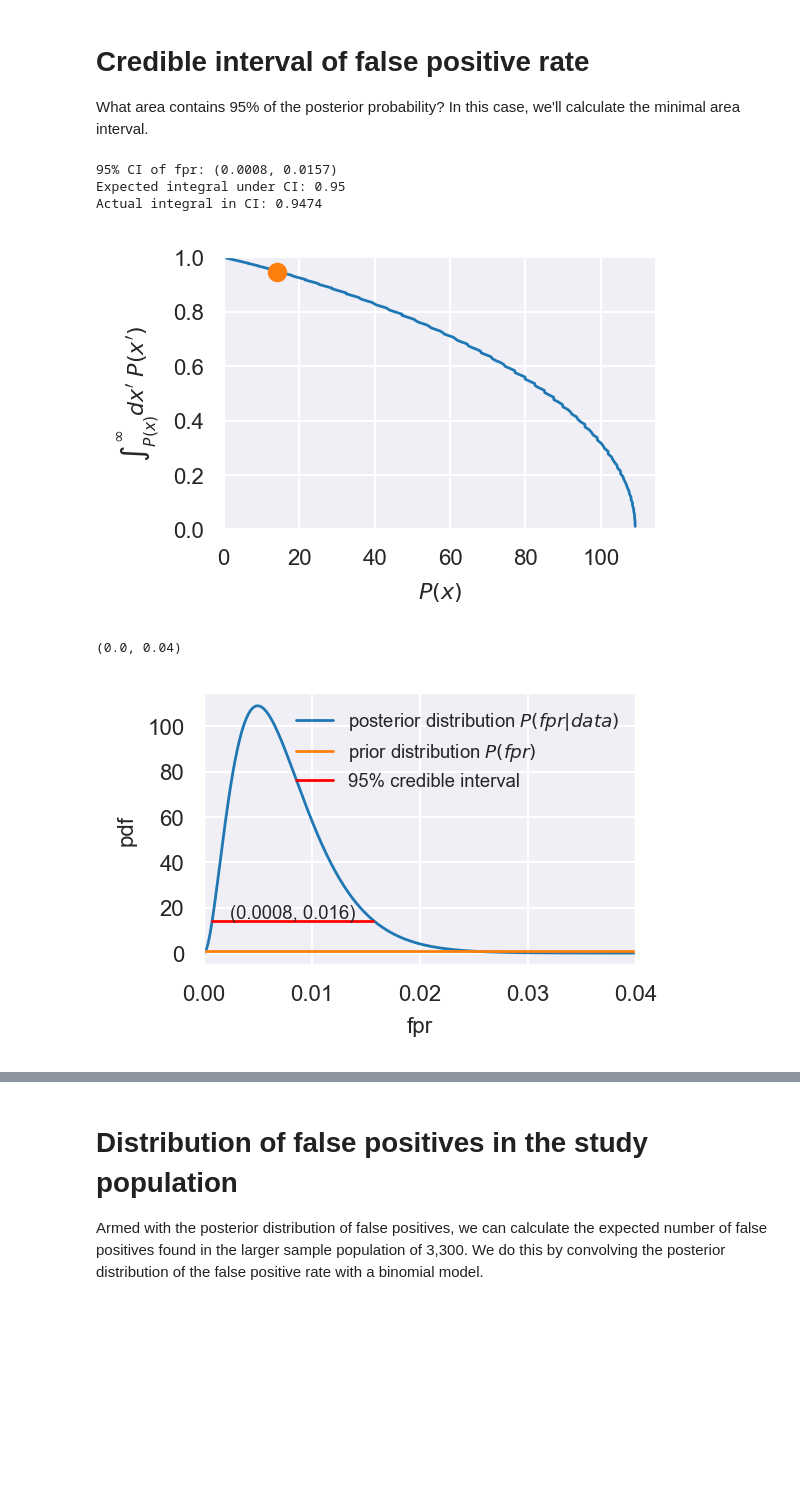
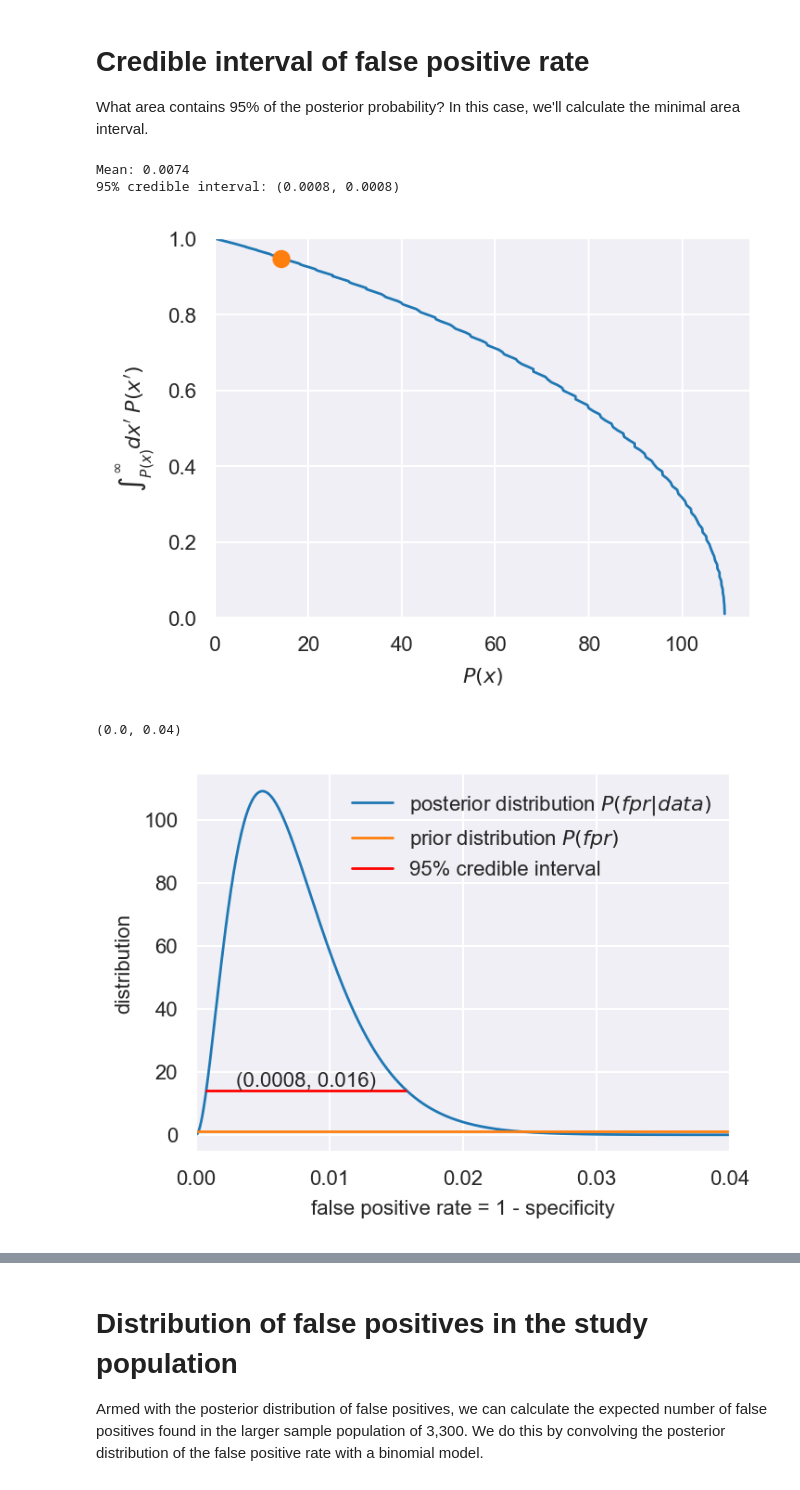
Before and after one commit to emarti/bendavid-seroprevalence-reanalysis, a Jupyter notebook: seroprevalence_expected_false_positives.ipynb, the cells around one changed output, grey strips where cells are left out. Drawn from its saved outputs; the diff is of its cells as text; code cells hidden in the pictures; blank space fills up the shorter version.

```diff
--- a/seroprevalence_expected_false_positives.ipynb
+++ b/seroprevalence_expected_false_positives.ipynb
@@ -8,5 +9,5 @@ import seaborn as sns
 # %%
-mpl.rcParams['figure.figsize'] = (3, 2)
+mpl.rcParams['figure.figsize'] = (4, 3)
 mpl.rcParams['figure.dpi'] = 200
 mpl.rcParams['font.size'] = 8
 mpl.rcParams['lines.linewidth'] = 1.
@@ -92,3 +95,17 @@ def credible_interval(pdf, x, alpha=0.95, plot_results=False):
         plt.ylim(0, 1)
 
     return lower_CI, upper_CI, pdf_cutoff, integrated_pdf_inside_interval
+# %%
+def binomial_pmf(p, n, k):
+    """Binomial probability mass function for measuring k samples, given a probability of p and n samples."""
+    if p <= 0:
+        return (1 if k==0 else 0)
+    elif p >= 1:
+        return (1 if k==n else 0)
+    else:
+        return np.exp(sp.special.gammaln(n+1) - sp.special.gammaln(k+1) - sp.special.gammaln(n-k+1) + k * np.log(p) + (n-k) * np.log(1-p))
+
+# For some reason this is way faster than the builtin python functions.
+%timeit binomial_pmf(0.1, 1000, 100)
+%timeit sp.stats.binom.pmf(p=0.1, n=1000, k=100)
+%timeit sp.stats.binom(p=0.1, n=1000).pmf(100)
@@ -127,10 +163,10 @@ Most likely false positive rate: 0.00499
 
 The false positive rate (fpr) will be our independent variable, and the data is a fixed.
 # %%
-fpr = np.linspace(0, 1, 10000)
+fpr = np.linspace(0, 0.1, 1000)
 d_fpr = fpr[1]-fpr[0]
 
-prior = np.ones_like(fpr)
+prior = np.ones_like(fpr) #/ (fpr[-1] - fpr[0])
 
 print("Integral of prior distribution:", np.trapz(prior, x=fpr))
 # %% [output]
@@ -143,7 +179,7 @@ $$ P(fpr|data) = \frac{P(data|fpr) P(fpr)}{\int dfpr'\;P(data|fpr') P(fpr') } $$
 def p_data_given_model(p):
     '''p is a possible false positive rate
     This return the probability of measuring the data, given a false positive rate p'''
-    return sp.stats.binom(p=p, n=n_negative_test).pmf(false_positives_negative_test)
+    return binomial_pmf(p=p, n=n_negative_test, k=false_positives_negative_test)
 
 numerator = np.array([prior[i] * p_data_given_model(fpr[i]) for i in range(len(fpr))])
 posterior = numerator / np.trapz(numerator, x=fpr)
@@ -170,28 +195,26 @@ posterior_cutoff,\
 integrated_pdf_above_cutoff,\
  = credible_interval(posterior, fpr, plot_results=True)
 
-print("95% CI of fpr: ({:0.4f}, {:0.4f})".format(lower_CI_fpr, upper_CI_fpr))
-print("Expected integral under CI:", 0.95)
-print("Actual integral in CI: {:0.4f}".format(integrated_pdf_above_cutoff))
+print('Mean: {:0.4f}'.format(np.trapz(fpr*posterior, x=fpr)))
+print('95% credible interval: ({:0.4f}, {:0.4f})'.format(lower_CI_fpr, lower_CI_fpr))
 # %% [output]
-95% CI of fpr: (0.0008, 0.0157)
-Expected integral under CI: 0.95
-Actual integral in CI: 0.9474
+Mean: 0.0074
+95% credible interval: (0.0008, 0.0008)
-[figure, old version]
+[figure, new version]
 # %%
 plt.plot(fpr, posterior, label='posterior distribution $P(fpr | data)$')
 plt.plot(fpr, prior, label='prior distribution $P(fpr)$')
 plt.plot([lower_CI_fpr, upper_CI_fpr], [posterior_cutoff, posterior_cutoff], 'r-', label='95% credible interval')
 plt.text(0.5*(lower_CI_fpr+upper_CI_fpr),
          posterior_cutoff*1.1,
          '({:0.4f}, {:0.3f})'.format(lower_CI_fpr, upper_CI_fpr),
          horizontalalignment='center',
-         fontsize='small')
-plt.legend(frameon=False, fontsize='small')
+         fontsize='medium')
+plt.legend(frameon=False, fontsize='medium')
 plt.xticks(np.arange(0, 0.05, 0.01))
-plt.xlabel('fpr')
-plt.ylabel('pdf')
+plt.xlabel('false positive rate = 1 - specificity')
+plt.ylabel('distribution')
 plt.xlim(0, 0.04)
 # %% [output]
 (0.0, 0.04)
-[figure, old version]
+[figure, new version]
```
Also changed, not shown: parts of 30 cells of this notebook, 5 other files.
